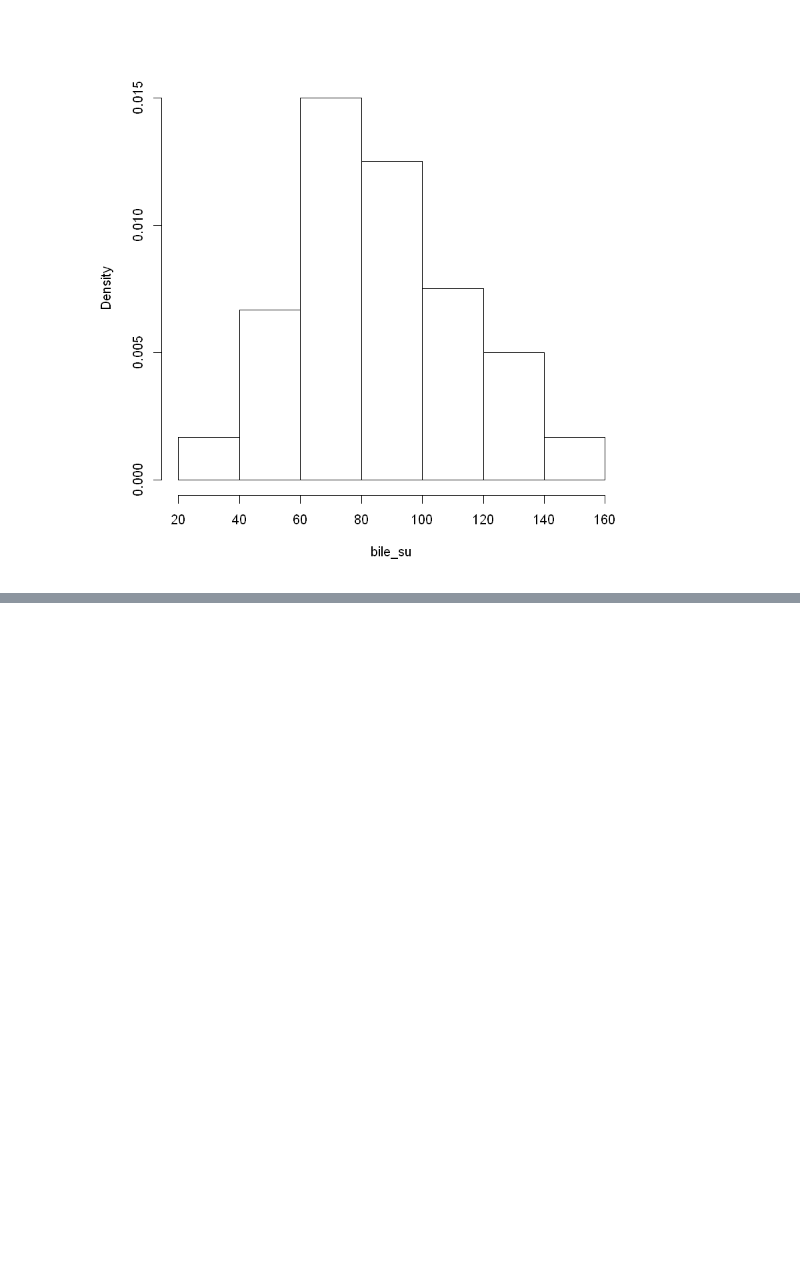
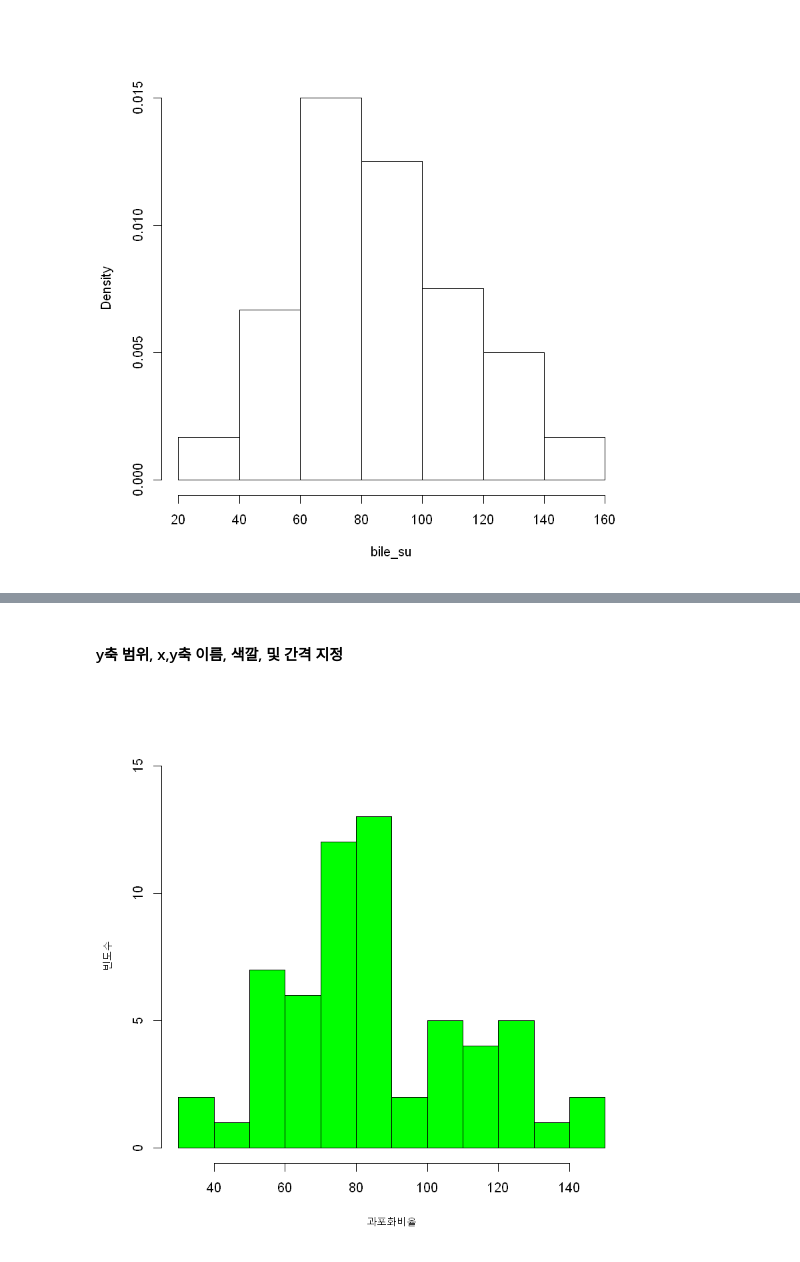
Before and after one commit to todagi/Visualization, a Jupyter notebook: R/book_'Data_Visualization'/Histogram.ipynb, the cells around one changed output, grey strips where cells are left out. Saved outputs shown, nothing was run; the diff lists cells and outputs as text; code cells hidden in the pictures; blank space fills up the shorter version.

```diff
--- a/R/book_'Data_Visualization'/Histogram.ipynb
+++ b/R/book_'Data_Visualization'/Histogram.ipynb
@@ -63,0 +71,6 @@ hist(bile_su, freq = F, main = NULL)
+# %% [markdown]
+#### y축 범위, x,y축 이름, 색깔, 및 간격 지정
+# %%
+hist(bile_su, main = NULL, ylim = c(0, 15), xlab = "과포화비율", ylab = "빈도수", breaks = seq(30, 150, 10), col = 'green')
+# %% [output]
+[figure, added]
```
Also changed, not shown: parts of 17 cells of this notebook.
